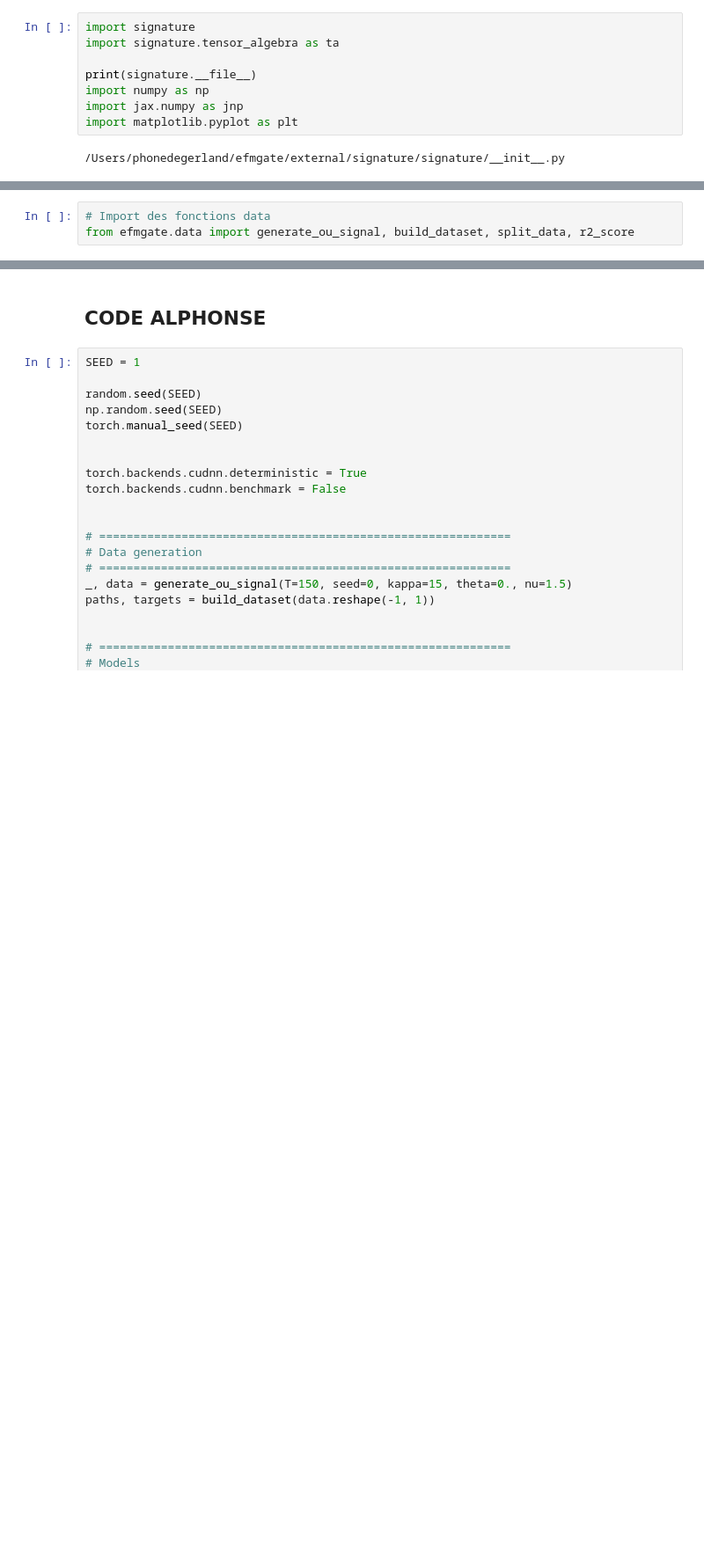
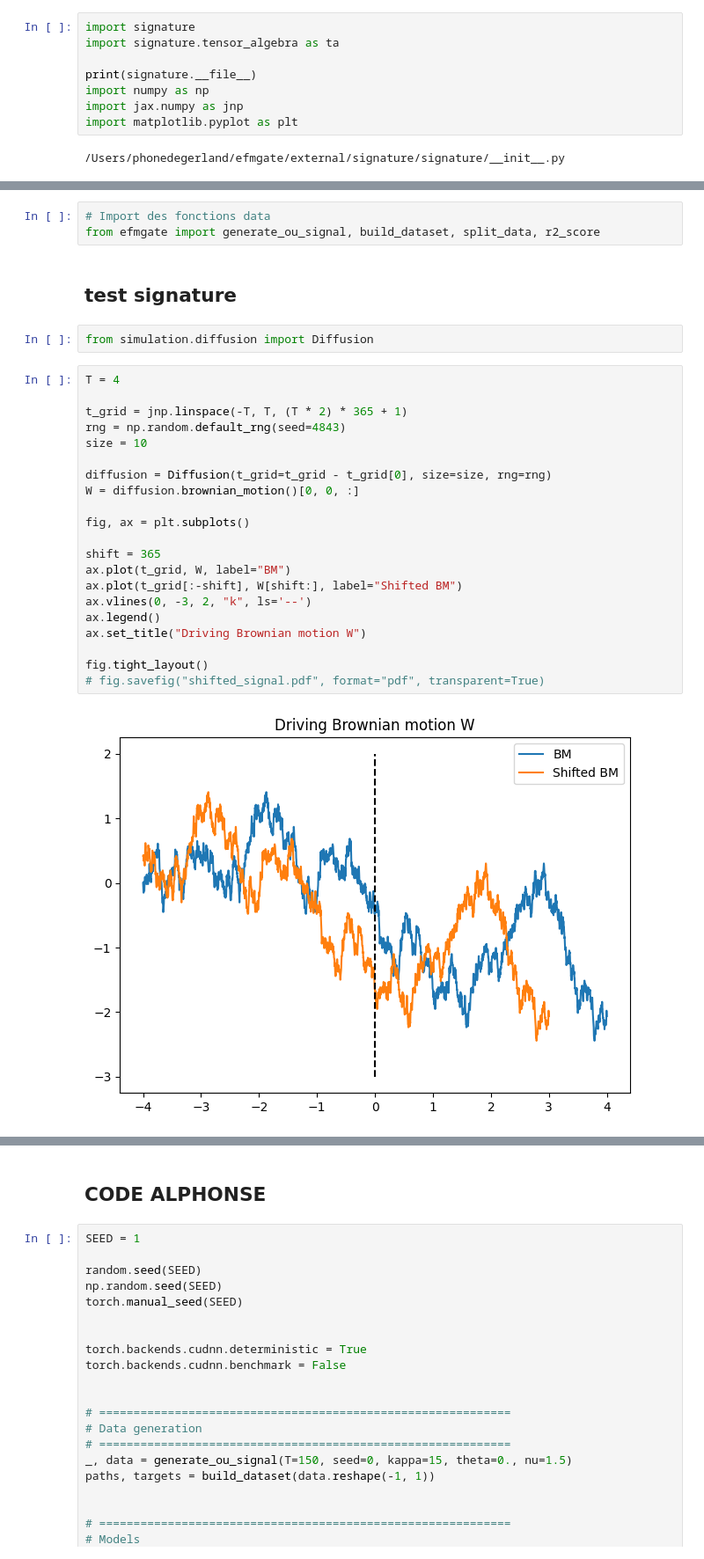
Before and after one commit to 2kpi-group/EfmGate, a Jupyter notebook: notebooks/notebook_sig.ipynb, the cells around one changed output, grey strips where cells are left out. Shown at 88% size. Saved outputs shown, nothing was run; the diff lists cells and outputs as text; blank space fills up the shorter version.

```diff
--- a/notebooks/notebook_sig.ipynb
+++ b/notebooks/notebook_sig.ipynb
@@ -31,4 +31,31 @@ import optax
 import matplotlib.pyplot as plt
 # %%
 # Import des fonctions data
-from efmgate.data import generate_ou_signal, build_dataset, split_data, r2_score
+from efmgate import generate_ou_signal, build_dataset, split_data, r2_score
+# %% [markdown]
+## test signature
+# %%
+from simulation.diffusion import Diffusion
+# %%
+T = 4
+
+t_grid = jnp.linspace(-T, T, (T * 2) * 365 + 1)
+rng = np.random.default_rng(seed=4843)
+size = 10
+
+diffusion = Diffusion(t_grid=t_grid - t_grid[0], size=size, rng=rng)
+W = diffusion.brownian_motion()[0, 0, :]
+
+fig, ax = plt.subplots()
+
+shift = 365
+ax.plot(t_grid, W, label="BM")
+ax.plot(t_grid[:-shift], W[shift:], label="Shifted BM")
+ax.vlines(0, -3, 2, "k", ls='--')
+ax.legend()
+ax.set_title("Driving Brownian motion W")
+
+fig.tight_layout()
+# fig.savefig("shifted_signal.pdf", format="pdf", transparent=True)
+# %% [output]
+[figure, added]
```
Also changed, not shown: parts of 27 cells of this notebook, 1 other file.
